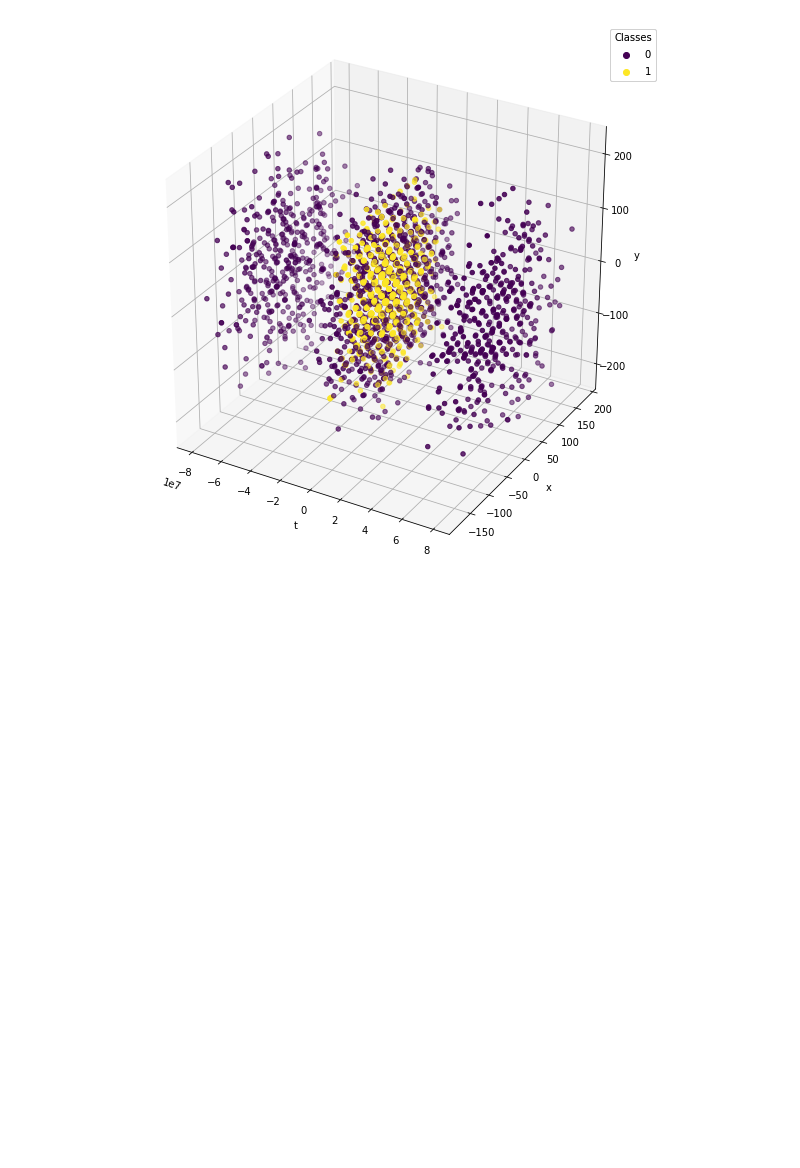
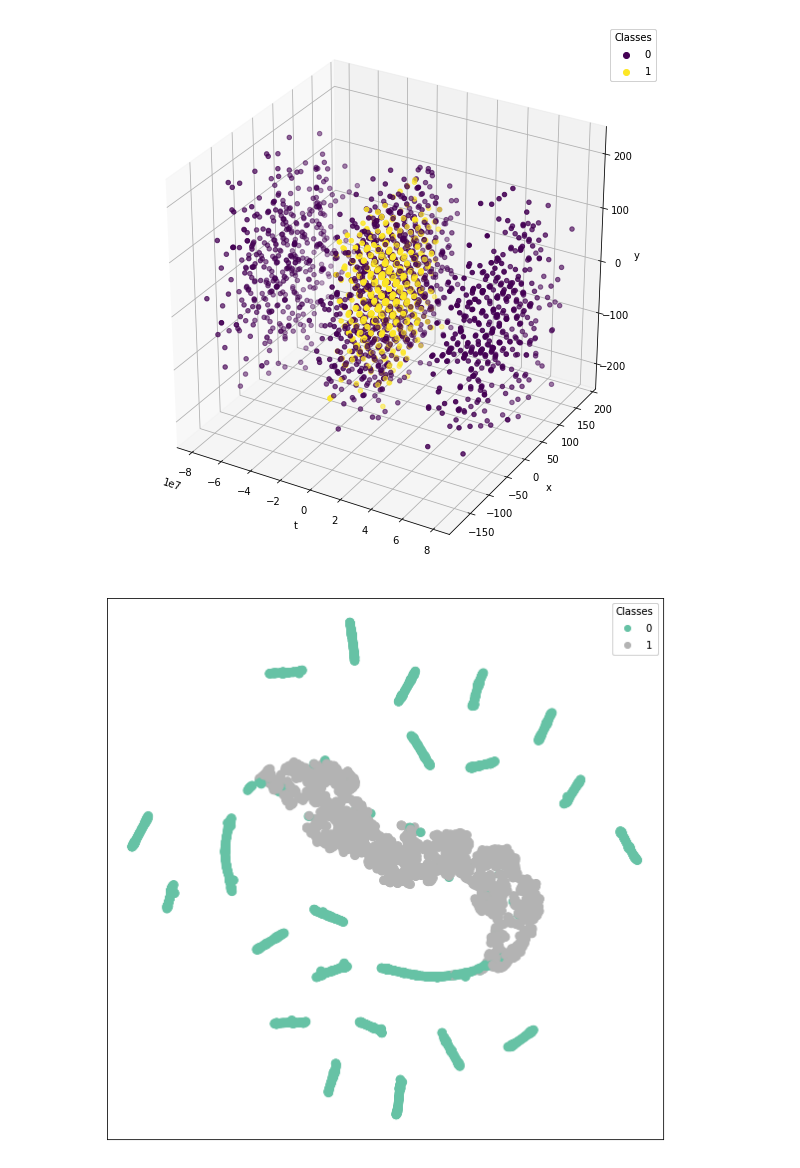
Before and after one commit to arumoy-shome/km3net, a Jupyter notebook: notebooks/exploration/pm.ipynb, the cells around one changed output. Saved outputs shown, nothing was run; the diff lists cells and outputs as text; code cells hidden in the pictures; blank space fills up the shorter version.

```diff
--- a/notebooks/exploration/pm.ipynb
+++ b/notebooks/exploration/pm.ipynb
@@ -89,3 +89,38 @@ ax.set_zlabel('y')
 plt.savefig('./mlp-train-dist.png', dpi=200)
 # %% [output]
 [figure]
+# %%
+from sklearn.manifold import TSNE
+
+def visualize(x, color, save=None):
+    """
+    In
+    --
+    x -> (n, m) tensor, node features
+    color -> (n,) tensor, passed to matplotlib.pyplot.scatter
+
+    Out
+    ---
+    None
+    """
+    # x = x.detach().cpu().numpy()
+    # color = color.detach().cpu().numpy()
+    z = TSNE(n_components=2).fit_transform(x)
+
+    fig, ax = plt.subplots(figsize=(10,10))
+
+    plt.xticks([])
+    plt.yticks([])
+    scatter = ax.scatter(z[:, 0], z[:, 1], s=70, c=color,
+        cmap="Set2")
+    legend = ax.legend(*scatter.legend_elements(), title="Classes", loc="upper right")
+    ax.add_artist(legend)
+
+    if save:
+        plt.savefig(save, dpi=200)
+
+    plt.show()
+# %%
+visualize(sample.values[:, :4], sample.values[:, -1:], save='./mlp-train-projection.png')
+# %% [output]
+[figure, added]
```
Also changed, not shown: 25 other files.
